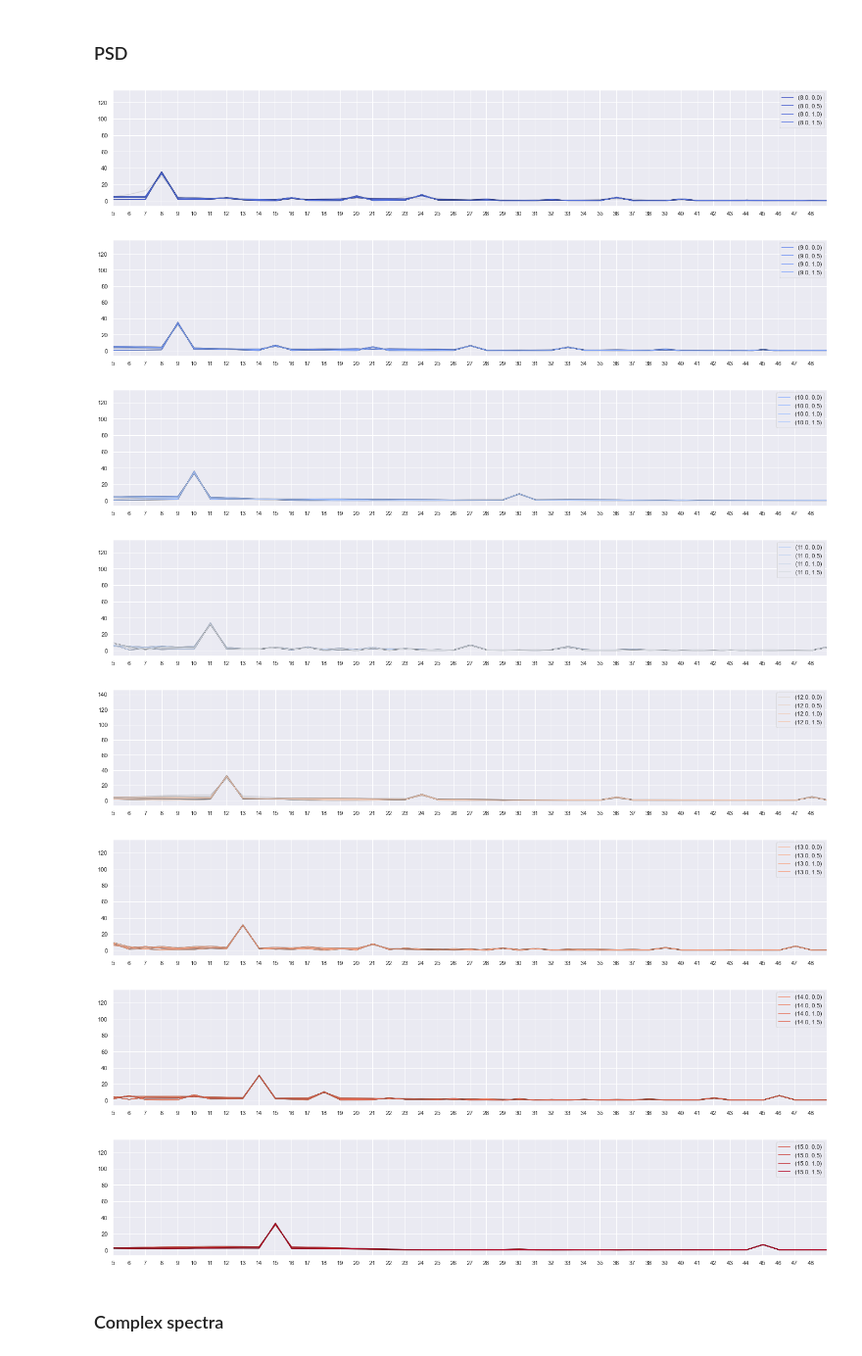
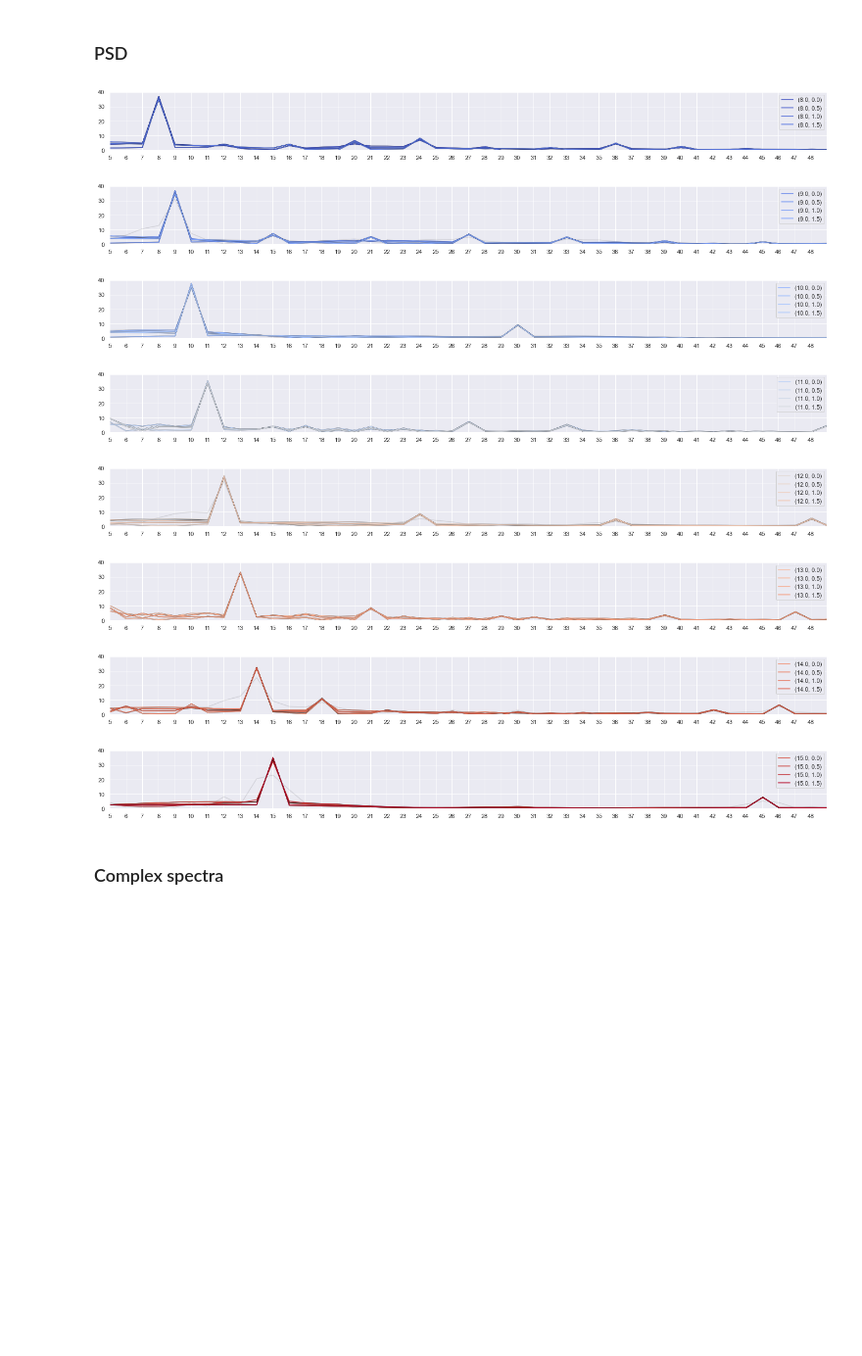
Before and after one commit to NeuroTech-UCSD/Oz-Speller, a Jupyter notebook: notebooks/Pilot_Photosensor_32-class_Vis[Simon].ipynb, the cells around one changed output. Shown: that part at 98% size. Cells and saved outputs as stored; diff of their text form; code cells hidden in the pictures; blank space fills up the shorter version.

```diff
--- a/notebooks/Pilot_Photosensor_32-class_Vis[Simon].ipynb
+++ b/notebooks/Pilot_Photosensor_32-class_Vis[Simon].ipynb
@@ -10,7 +10,7 @@ import mne
 from scipy.fftpack import fft
 from numpy.fft import rfft, irfft, rfftfreq
 # %%
-def load_light_amp_temp_function(light_amp, meta, classes, stim_duration=4, filter=False, sfreq = 296):
+def load_light_amp_temp_function(light_amp, meta, classes, stim_duration=4, filter=False, sfreq = 1568):
     trials = meta[1:,:2]
     # times = meta[:,2]
     times = meta[1:,2]
@@ -45,7 +45,7 @@ trials = meta[1:,:2]
 classes = np.unique(trials, axis=0)
 more_targets = {tuple(target):index for index,target in enumerate(classes)}
 target_tab.update(more_targets)
-light_amp = load_light_amp_temp_function(light_amp, meta, classes, stim_duration=duration,filter=False,sfreq=sfreq)
+light_amp = load_light_amp_temp_function(light_amp, meta, classes, stim_duration=duration,filter=False)
 target_by_trial = [list(target_tab.keys())] * 10
 light_amp.shape, np.array(target_by_trial).shape
 # %% [output]
@@ -62,26 +62,26 @@ plt.plot(light_amp[4,0,0,:])
 # %%
 psd = 1/750*np.abs(fft(light_amp))[:,:,:,:int(sfreq*duration)//2]
 freqs = np.linspace(0.0, sfreq / 2, int(sfreq*duration//2))
 colors=cm.coolwarm(np.linspace(0,1,32))
 for i,c in enumerate(colors):
     if i % 4 == 0:
-        plt.figure(figsize=(24, 4))
+        plt.figure(figsize=(24, 2))
         plt.xticks(range(5,49));
         ax = plt.subplot()
         ax.set_xlim(5, 49)
-        # ax.set_ylim(0, 0.04)
+        ax.set_ylim(0, 40)
     for j in range(psd.shape[0]):
         sns.lineplot(x=freqs, y=psd[j,i,0,:], ax=ax,color='black', alpha = 0.1)
     sns.lineplot(x=freqs, y=psd[:,i,0,:].mean(axis=0), ax=ax, label=str(list(target_tab.keys())[i]),color=c)
 # %% [output]
-[figure, old version]
+[figure, new version]
-[figure, old version]
+[figure, new version]
-[figure, old version]
+[figure, new version]
-[figure, old version]
+[figure, new version]
-[figure, old version]
+[figure, new version]
-[figure, old version]
+[figure, new version]
-[figure, old version]
+[figure, new version]
-[figure, old version]
+[figure, new version]
 # %% [markdown]
 ### Complex spectra
 # %%
```
Also changed, not shown: 8 other files.
